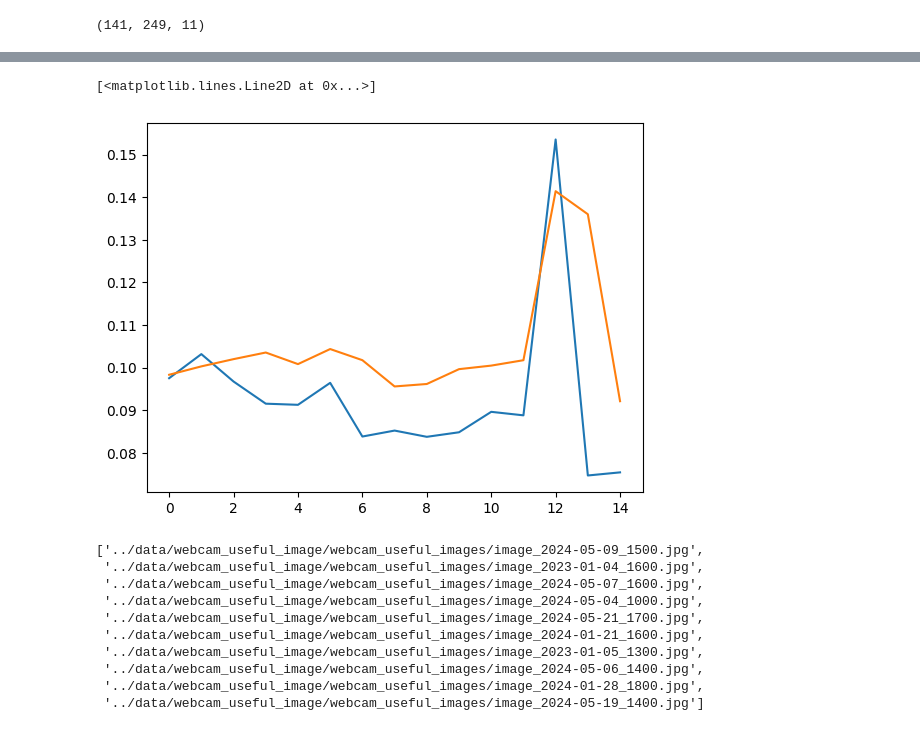
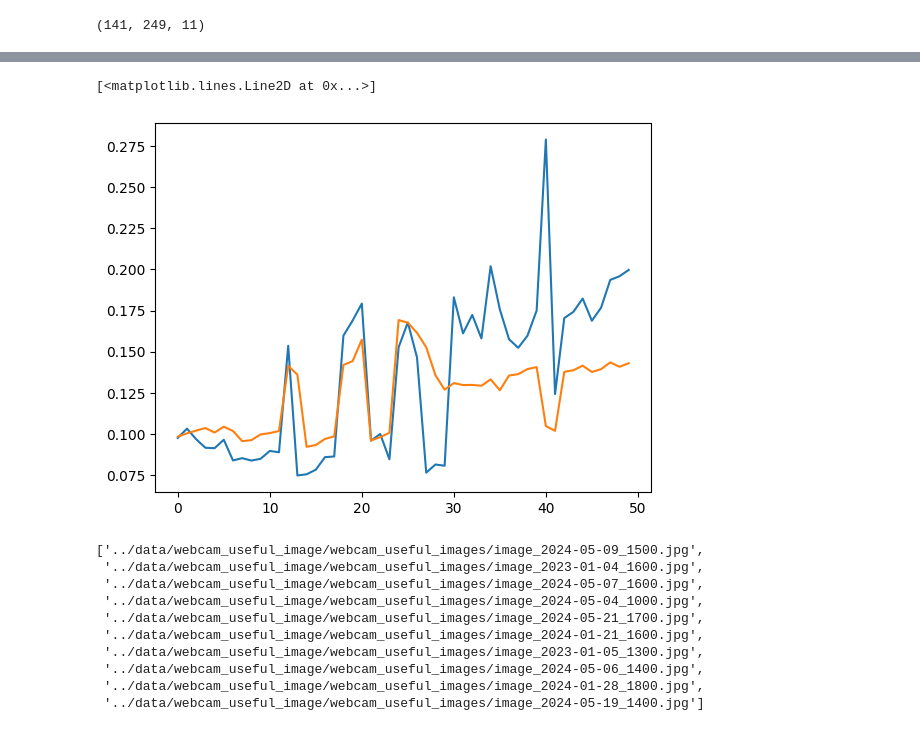
Before and after one commit to pawel21/Computer_vision_for_MAGIC, a Jupyter notebook: notebooks/extract_mirror_and_features.ipynb, the cells around one changed output, grey strips where cells are left out. Saved outputs shown, nothing was run; the diff lists cells and outputs as text; code cells hidden in the pictures.

```diff
--- a/notebooks/extract_mirror_and_features.ipynb
+++ b/notebooks/extract_mirror_and_features.ipynb
@@ -92,9 +93,10 @@ feature_names = [
     'sobel_mean', 'laplacian_mean', 'laplacian_std', 'edge_density'
                  ]
 
+n_images = 50
 feature_matrix = np.zeros((n_images, 249, 11))  # wypełniasz w pętli po lustrach
 
-for i, path in enumerate(morning_img_paths[:25]):
+for i, path in enumerate(morning_img_paths[:n_images]):
     img_gray = cv2.cvtColor(cv2.imread(str(path)), cv2.COLOR_BGR2GRAY)
     for mirror_id in range(0, 249):
         mirror_crop = mirror_extractor.extract_mirror_gray(img_gray, mirror_id=mirror_id)
@@ -129,6 +157,6 @@ feature_matrix.shape
 # %%
-plt.plot(feature_matrix[:15, 14, 2])
-plt.plot(feature_matrix[:15, 24, 2])
+plt.plot(feature_matrix[:, 14, 2])
+plt.plot(feature_matrix[:, 24, 2])
 # %% [output]
 [<matplotlib.lines.Line2D at 0x...>]
-[figure, old version]
+[figure, new version]
```
Also changed, not shown: parts of 5 cells of this notebook.
